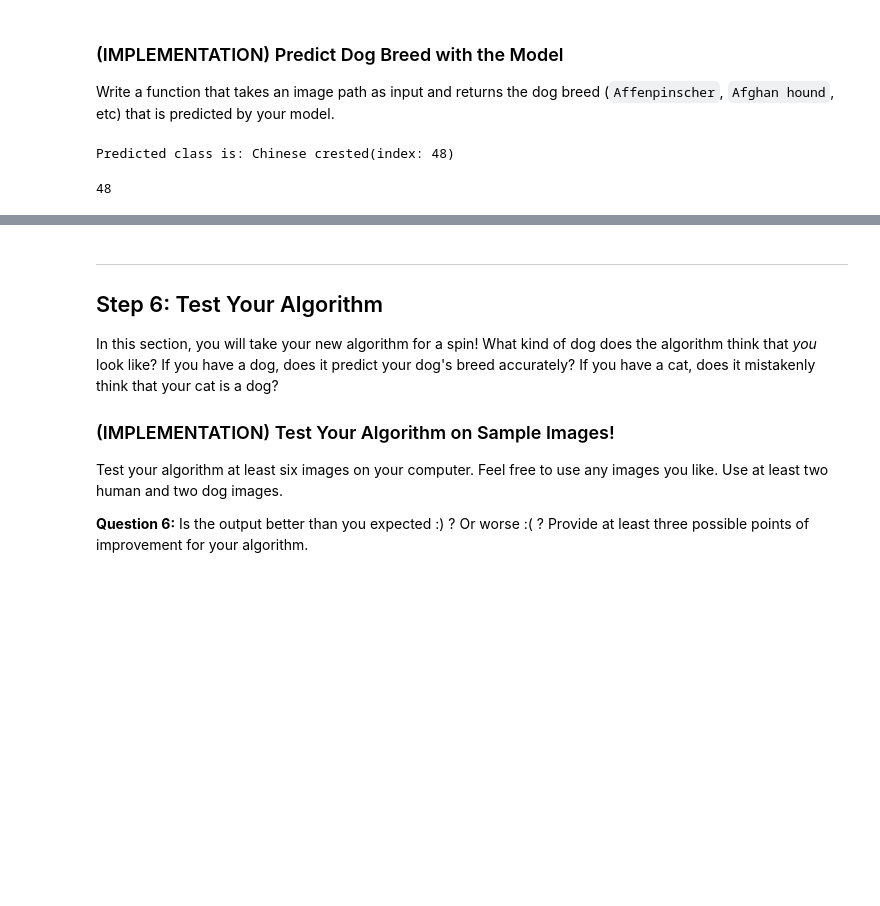
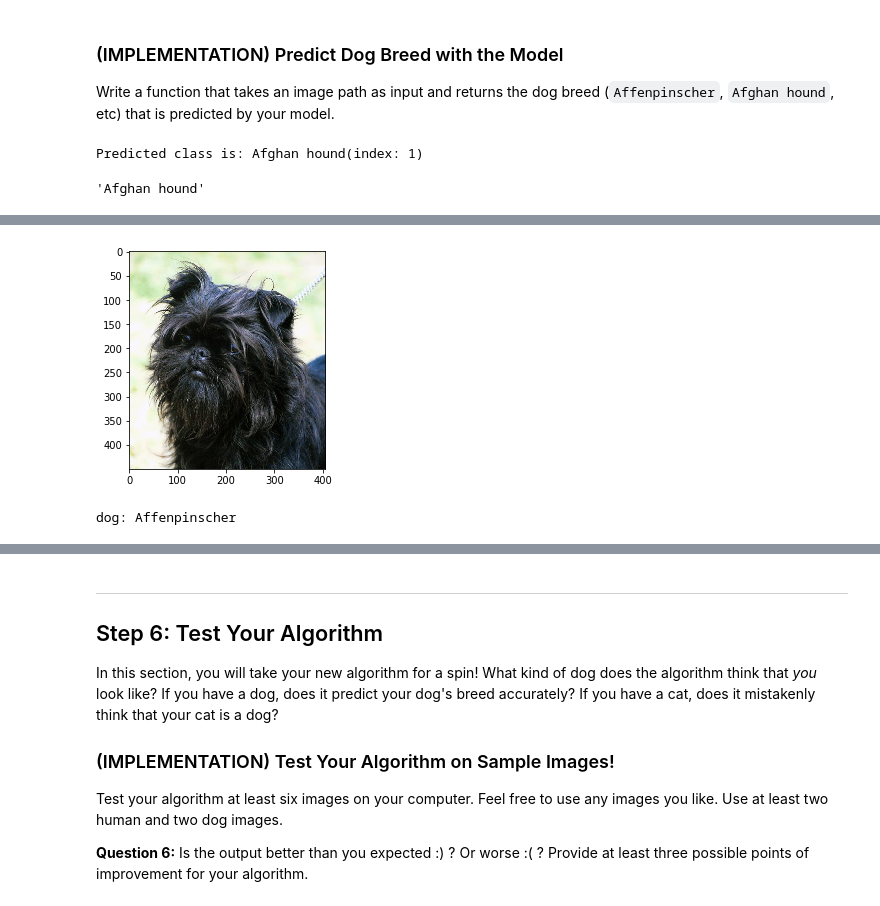
Before and after one commit to sagecodes/dog-breed-classifer, a Jupyter notebook: dog_app.ipynb, the cells around one changed output, grey strips where cells are left out. Saved outputs shown, nothing was run; the diff lists cells and outputs as text; code cells hidden in the pictures; blank space fills up the shorter version.

Commit message:
Feat: Algorithm to find if dog or human and make prediction

```diff
--- a/dog_app.ipynb
+++ b/dog_app.ipynb
@@ -949,12 +949,12 @@ def predict_breed_transfer(img_path,verbose=False):
                                                 class_names[prediction],
                                                 prediction))
     # return only highest prediction index
-    return prediction
+    return class_names[prediction]
 # %%
-predict_breed_transfer(dog_files_short[10], True)
+predict_breed_transfer(dog_files_short[9], True)
 # %% [output]
-Predicted class is: Chinese crested(index: 48)
+Predicted class is: Afghan hound(index: 1)
-48
+'Afghan hound'
 # %% [markdown]
 ---
 <a id='step5'></a>
@@ -979,3 +979,24 @@ Some sample output for our algorithm is provided below, but feel free to design
 
 def run_app(img_path):
     ## handle cases for a human face, dog, and neither
+
+    # Display image given
+    image = Image.open(img_path)
+    plt.imshow(image)
+    plt.show()
+
+    # check for dog
+    if dog_detector(img_path):
+        pred = predict_breed_transfer(img_path)
+        print("dog: " + pred)
+    # Else Check for human
+    elif face_detector(img_path):
+        pred = predict_breed_transfer(img_path)
+        print("human: " + pred)
+    else:
+        print("can't classify")
+# %%
+run_app(dog_files_short[1])
+# %% [output]
+[figure, added]
+dog: Affenpinscher
```
Also changed, not shown: parts of 2 cells of this notebook.
